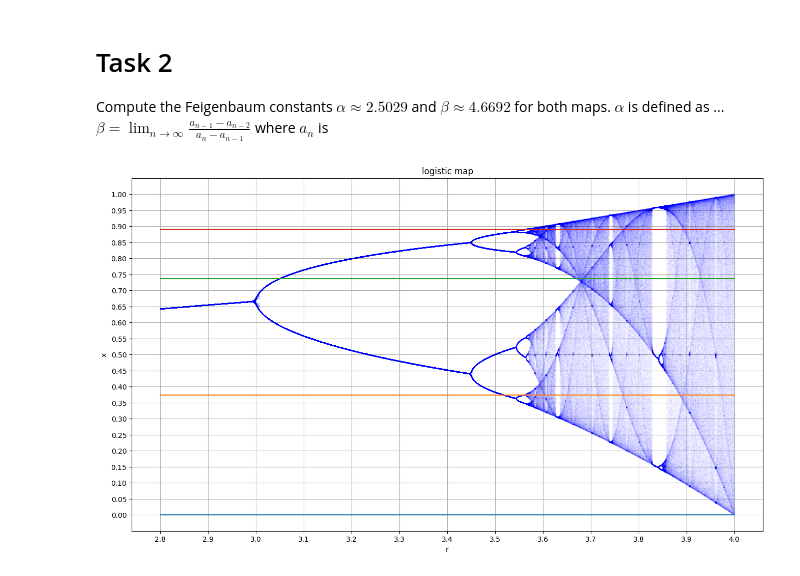
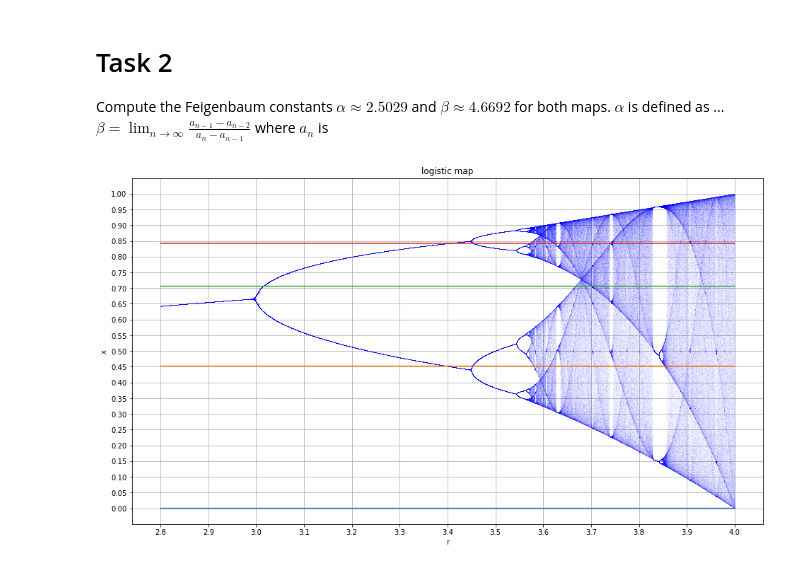
Before and after one commit to SunAndClouds/ComplexSystems, a Jupyter notebook: Lab1.ipynb, the cells around one changed output. Saved outputs shown, nothing was run; the diff lists cells and outputs as text; code cells hidden in the pictures.

```diff
--- a/Lab1.ipynb
+++ b/Lab1.ipynb
@@ -4,16 +3,17 @@ All the code and explainations are given in this notebook.
+# %%
+import numpy as np
+import matplotlib.pyplot as plt
+from tqdm.notebook import tqdm
+from scipy.optimize import root
+plt.rcParams["figure.figsize"] = [15, 7]
 # %% [markdown]
 # Task 1
 # %%
-import numpy as np
-import matplotlib.pyplot as plt
-from tqdm.notebook import tqdm
-from scipy.optimize import root
-
 interval = (2.8, 4)  # start, end
 accuracy = 0.0001
-reps = 600  # number of repetitions
+reps = 1000  # number of repetitions
 numtoplot = 200
-a = 1e-5
+a = 1e-2
 
 lims = []
 lims2 = [] # initialize for the plot with perturbations
@@ -21,7 +21,7 @@ lims2 = [] # initialize for the plot with perturbations
 def perturbation(x):
     return a*x**4
 
-for r in tqdm(np.arange(interval[0], interval[1], accuracy)):
+for r in tqdm(np.arange(*interval, accuracy)):
     temp_lims = []
     temp_lims2 = [] # initialize temp lists for storing data
     initial_val = np.random.rand()
@@ -35,3 +35,7 @@ for r in tqdm(np.arange(interval[0], interval[1], accuracy)):
 
     lims.append(temp_lims)
     lims2.append(temp_lims2) # store temp lists in main lists
+
+lims = np.array(lims)
+lims2 = np.array(lims2)
+lims.shape
@@ -63,0 +77,15 @@ plt.show()
+# %%
+def diff(x, r): # Derivative of the Logistic map
+    return r*(1 - 2*x)
+
+# bifurcation parameters
+R = np.arange(*interval, accuracy)
+L = np.zeros(len(R)) # Lyapunov exponent
+
+for i, r in enumerate(R):
+    # Finding the x for different iterations x_i=(x1, x2, ..., xn)_i
+    x = lims[i]
+    # Computing the Lyapunov exponent for some different bifurcation parameters
+    L[i] = np.log(np.abs(diff(x, r))).mean()
+
+L.shape
@@ -70,36 +126,36 @@ $\beta = \lim_{n\rightarrow \infty} \frac{a_{n-1} - a_{n-2}}{a_n - a_{n-1}}$ whe
 def FP(r): # Function for finding the fixed points to a period two logistic map
 
     def f(x, r):
         return r * x * (1 - x)
 
-    return root(lambda x: f(f(x, r), r) - x, x0=np.linspace(0, 1, 100), method='hybr', tol=1e-10)
+    return root(lambda x: f(f(x, r),r) - x, x0=np.linspace(0, 1, 100), method='hybr', tol=1e-10)
 
 
 fig, biax = plt.subplots(figsize=(16, 9))
 
 # convert lims and lims2 to numpy arrays
 lims_arr = np.array(lims)
 lims2_arr = np.array(lims2)
 
 # create arrays of x-coordinates and y-coordinates for unperturbed data
 r_vals = np.arange(interval[0], interval[1], accuracy)
 x_vals = lims_arr[:, -numtoplot:]
 r_broadcasted = np.broadcast_to(r_vals[:, None], (len(r_vals), numtoplot))
 biax.plot(r_broadcasted.flatten(), x_vals.flatten(), 'b.', markersize=.02)
 
 # plotting the FP that corresponds to some bifurcation parameter
-result = FP(3.8)["x"] # computing the fiex points given some argument r
+result = FP(3.4)["x"] # computing the fiex points given some argument r
 plt.plot(np.arange(interval[0], interval[1], accuracy),
          np.repeat(np.unique(result.round(7))[...,None],
                    int((interval[1] - interval[0]) / accuracy + 1), axis=1).T)
 
 biax.set(xlabel='r', ylabel='x', title='logistic map')
 plt.xticks(np.arange(interval[0], interval[1], 0.1))
 plt.yticks(np.arange(0, 1+0.05, 0.05))
 plt.grid()
 plt.show()
 # %% [output]
-[figure, old version]
+[figure, new version]
 # %%
 def FP(r): # Function for finding the fixed points to a period two logistic map
 
```
Also changed, not shown: parts of 15 cells of this notebook.
